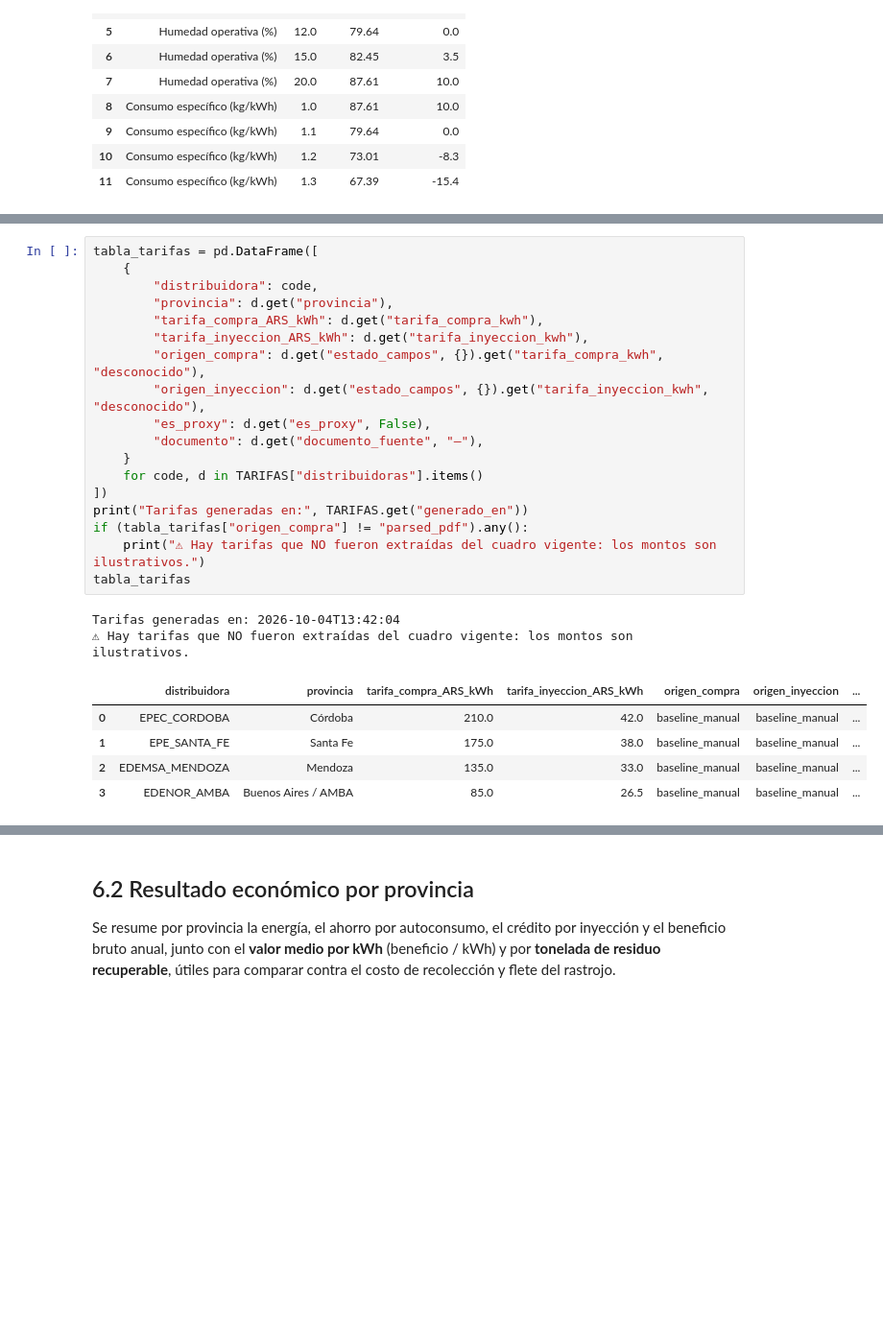
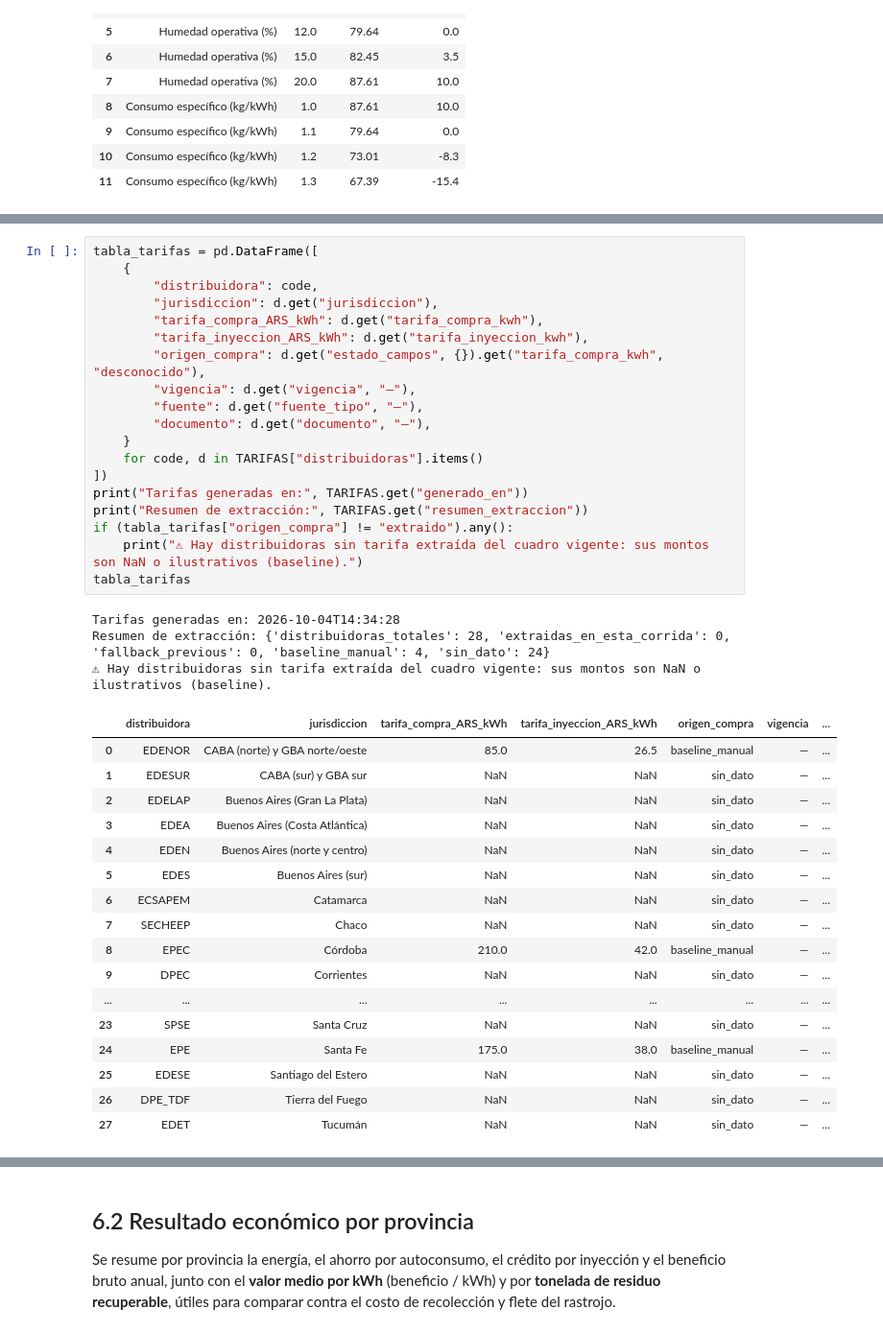
Before and after one commit to marcoeferro/SYNGAS-OPTIMIA-HV, a Jupyter notebook: notebooks/main.ipynb, the cells around one changed output, grey strips where cells are left out. Shown at 96% size. Drawn from its saved outputs; the diff is of its cells as text; blank space fills up the shorter version.

```diff
--- a/notebooks/main.ipynb
+++ b/notebooks/main.ipynb
@@ -1125,29 +1134,43 @@ Las tarifas se toman del JSON más reciente generado por el extractor `etl/extra
 # %%
 tabla_tarifas = pd.DataFrame([
     {
         "distribuidora": code,
-        "provincia": d.get("provincia"),
+        "jurisdiccion": d.get("jurisdiccion"),
         "tarifa_compra_ARS_kWh": d.get("tarifa_compra_kwh"),
         "tarifa_inyeccion_ARS_kWh": d.get("tarifa_inyeccion_kwh"),
         "origen_compra": d.get("estado_campos", {}).get("tarifa_compra_kwh", "desconocido"),
-        "origen_inyeccion": d.get("estado_campos", {}).get("tarifa_inyeccion_kwh", "desconocido"),
-        "es_proxy": d.get("es_proxy", False),
-        "documento": d.get("documento_fuente", "—"),
+        "vigencia": d.get("vigencia", "—"),
+        "fuente": d.get("fuente_tipo", "—"),
+        "documento": d.get("documento", "—"),
     }
     for code, d in TARIFAS["distribuidoras"].items()
 ])
 print("Tarifas generadas en:", TARIFAS.get("generado_en"))
-if (tabla_tarifas["origen_compra"] != "parsed_pdf").any():
-    print("⚠ Hay tarifas que NO fueron extraídas del cuadro vigente: los montos son ilustrativos.")
+print("Resumen de extracción:", TARIFAS.get("resumen_extraccion"))
+if (tabla_tarifas["origen_compra"] != "extraido").any():
+    print("⚠ Hay distribuidoras sin tarifa extraída del cuadro vigente: sus montos son NaN o ilustrativos (baseline).")
 tabla_tarifas
 # %% [output]
-Tarifas generadas en: 2026-10-04T13:42:04
-⚠ Hay tarifas que NO fueron extraídas del cuadro vigente: los montos son ilustrativos.
+Tarifas generadas en: 2026-10-04T14:34:28
+Resumen de extracción: {'distribuidoras_totales': 28, 'extraidas_en_esta_corrida': 0, 'fallback_previous': 0, 'baseline_manual': 4, 'sin_dato': 24}
+⚠ Hay distribuidoras sin tarifa extraída del cuadro vigente: sus montos son NaN o ilustrativos (baseline).
-|  | distribuidora | provincia | tarifa_compra_ARS_kWh | tarifa_inyeccion_ARS_kWh | origen_compra | origen_inyeccion | ... |
-| 0 | EPEC_CORDOBA | Córdoba | 210.0 | 42.0 | baseline_manual | baseline_manual | ... |
-| 1 | EPE_SANTA_FE | Santa Fe | 175.0 | 38.0 | baseline_manual | baseline_manual | ... |
-| 2 | EDEMSA_MENDOZA | Mendoza | 135.0 | 33.0 | baseline_manual | baseline_manual | ... |
-| 3 | EDENOR_AMBA | Buenos Aires / AMBA | 85.0 | 26.5 | baseline_manual | baseline_manual | ... |
+|  | distribuidora | jurisdiccion | tarifa_compra_ARS_kWh | tarifa_inyeccion_ARS_kWh | origen_compra | vigencia | ... |
+| 0 | EDENOR | CABA (norte) y GBA norte/oeste | 85.0 | 26.5 | baseline_manual | — | ... |
+| 1 | EDESUR | CABA (sur) y GBA sur | NaN | NaN | sin_dato | — | ... |
+| 2 | EDELAP | Buenos Aires (Gran La Plata) | NaN | NaN | sin_dato | — | ... |
+| 3 | EDEA | Buenos Aires (Costa Atlántica) | NaN | NaN | sin_dato | — | ... |
+| 4 | EDEN | Buenos Aires (norte y centro) | NaN | NaN | sin_dato | — | ... |
+| 5 | EDES | Buenos Aires (sur) | NaN | NaN | sin_dato | — | ... |
+| 6 | ECSAPEM | Catamarca | NaN | NaN | sin_dato | — | ... |
+| 7 | SECHEEP | Chaco | NaN | NaN | sin_dato | — | ... |
+| 8 | EPEC | Córdoba | 210.0 | 42.0 | baseline_manual | — | ... |
+| 9 | DPEC | Corrientes | NaN | NaN | sin_dato | — | ... |
+| ... | ... | ... | ... | ... | ... | ... | ... |
+| 23 | SPSE | Santa Cruz | NaN | NaN | sin_dato | — | ... |
+| 24 | EPE | Santa Fe | 175.0 | 38.0 | baseline_manual | — | ... |
+| 25 | EDESE | Santiago del Estero | NaN | NaN | sin_dato | — | ... |
+| 26 | DPE_TDF | Tierra del Fuego | NaN | NaN | sin_dato | — | ... |
+| 27 | EDET | Tucumán | NaN | NaN | sin_dato | — | ... |
 # %% [markdown]
 ## 6.1 Asignación de distribuidora y cálculo por registro
 
```
Also changed, not shown: parts of 11 cells of this notebook, 10 other files.
